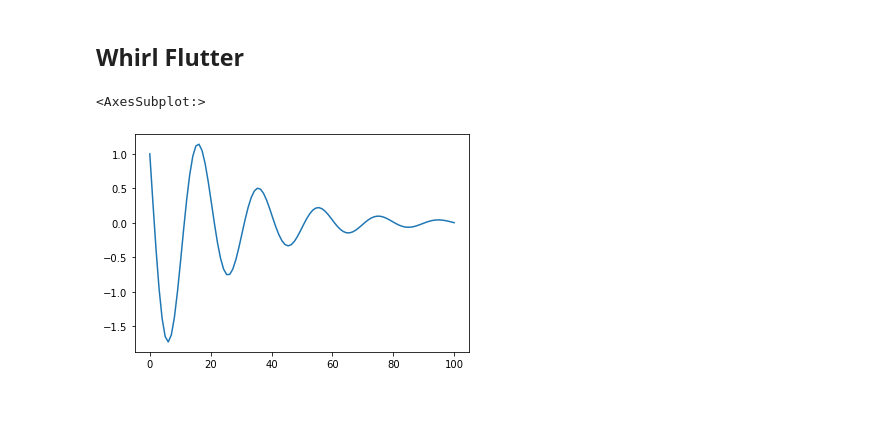
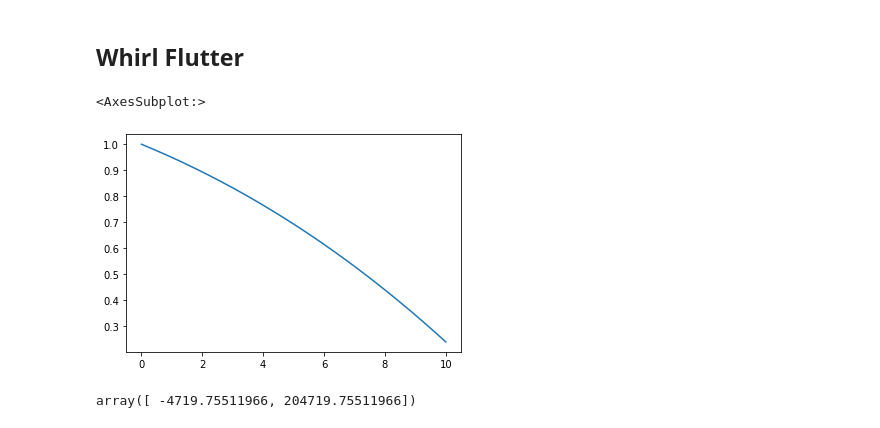
Before and after one commit to dmkeijzer/RBDOWigeon-paper, a Jupyter notebook: structures/Flutter.ipynb, the cells around one changed output. Cells and saved outputs as stored; diff of their text form; code cells hidden in the pictures.

```diff
--- a/structures/Flutter.ipynb
+++ b/structures/Flutter.ipynb
@@ -69,41 +69,46 @@ from scipy.integrate import quad
 # %%
 V = 100
 R = 0.5
-Omega = 1200000*2*np.pi/60
+Omega = 2000000*np.pi/60
 chord = 0.5 # propeller
 a = 2 # Distance to connection (in radii)
 Ix, In = 1, 2
 Kth, Kpsi = 1000, 1000
-Dth, Dpsi = 0.2, 0.1
-Nb = 3 # Number of blades
+Dth, Dpsi = 100000, 100000
+Nb = 4 # Number of blades
 rhoair = 0.962870
 clalpha = 2 * np.pi # lift curve prop
 # %%
 mu = V / (Omega * R)
 A1 = (chord / R) * quad(lambda eta: mu * mu / np.sqrt(mu*mu + eta*eta), 0, 1)[0]
 A1p = mu * A1
 A2p = (chord / R) * quad(lambda eta: mu * mu * eta*eta / np.sqrt(mu*mu + eta*eta), 0, 1)[0]
 A3 = (chord / R) * quad(lambda eta: eta*eta / np.sqrt(mu*mu + eta*eta), 0, 1)[0]
 
 Ka = 0.5 * rhoair * clalpha * R ** 4 * Omega * Omega
 A34 = Nb * 0.5 * Ka * R * np.array([[a*A1p, -A2p, -(A3+a*a*A1)/Omega, 0],
                                    [A2p, a*A1p, 0, -(A3 + a*a*A1)/Omega]])
 
 M = np.array([[In, 0], [0, In]])
 K = np.array([[Kth, 0], [0, Kpsi]])
-D = np.array([[Dth, 0], [0, Dth]])
+D = np.array([[Dth, -Ix * Omega], [Ix * Omega, Dpsi]])
 
 J = np.concatenate([np.concatenate([np.zeros((2, 2)), np.identity(2)], axis=1),
                    np.concatenate([-np.linalg.inv(M) @ K, -np.linalg.inv(M) @ D], axis=1)])
 
 A = np.concatenate([J[:2, :], A34 + J[2:, :]])
 B = np.concatenate([np.zeros((2, 2)), -np.linalg.inv(M)])
 C = np.concatenate([np.identity(4), A[-2:]])
 D = np.concatenate([np.zeros((2, 2)), B])
 sys = ml.ss(A, B, C, D)
+t, y = c.forced_response(sys, T=np.linspace(0, 10, 10000), U=0, X0=np.array([[1,  2] + [0]*2]).T)
+sns.lineplot(x=t, y=y[0, :])
+# %% [output]
+<AxesSubplot:>
+[figure, added]
-# %%
-t, y = c.forced_response(sys, T=np.linspace(0, 100, 100), U=0, X0=np.array([[1,  2] + [0]*2]).T)
-sns.lineplot(x=t, y=y[0, :])
-# %% [output]
-<AxesSubplot:>
-[figure, removed]
+# %%
+vals, vex = np.linalg.eigh(sys.A)
+D = np.array([[Dth, -Ix * Omega], [Ix * Omega, Dpsi]])
+np.linalg.eigh(D)[0]
+# %% [output]
+array([ -4719.75511966, 204719.75511966])
```
Also changed, not shown: 1 other file.
